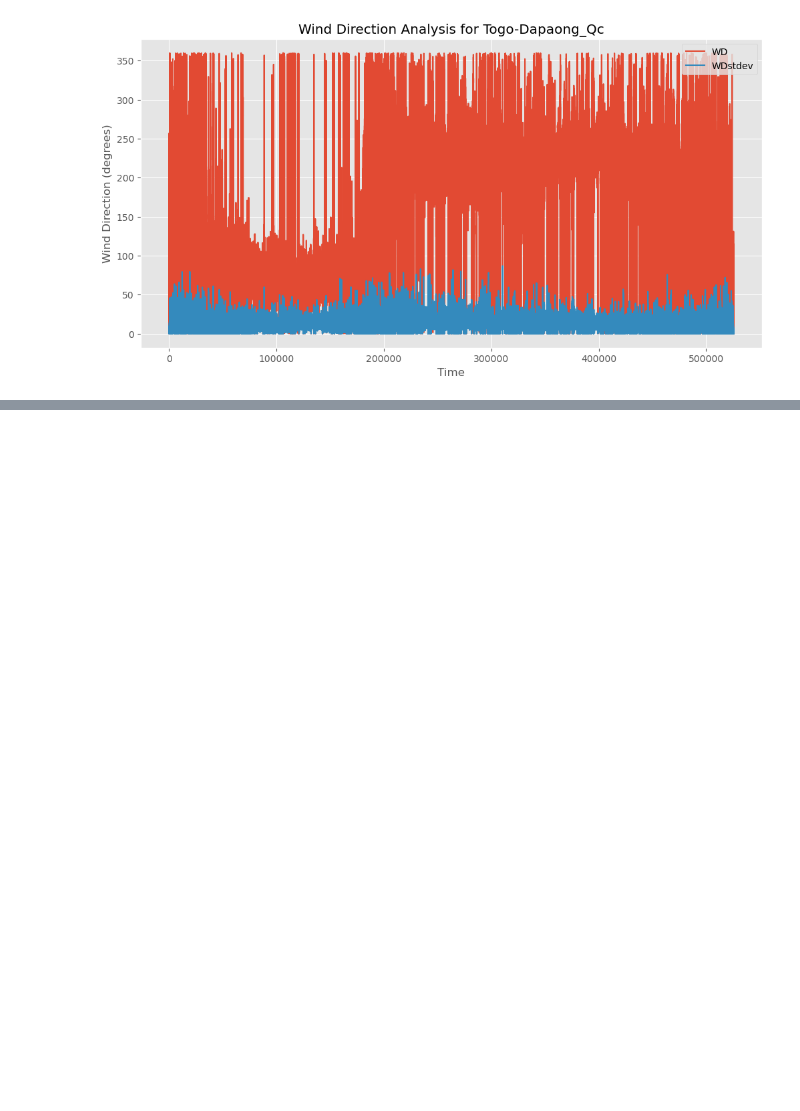
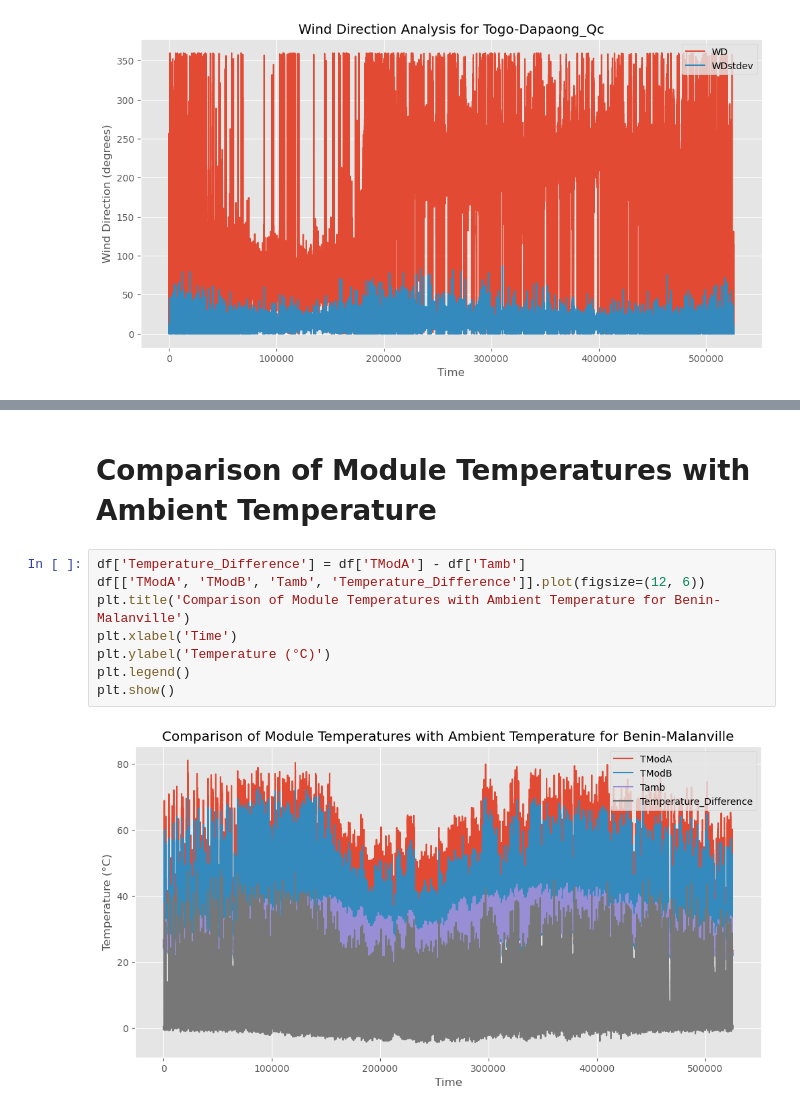
Before and after one commit to nebiyu-ethio/SolarData-Analysis, a Jupyter notebook: notebooks/EDA.ipynb, the cells around one changed output, grey strips where cells are left out. Cells and saved outputs as stored; diff of their text form; blank space fills up the shorter version.

```diff
--- a/notebooks/EDA.ipynb
+++ b/notebooks/EDA.ipynb
@@ -580,0 +607,12 @@ plt.show()
+# %% [markdown]
+# Comparison of Module Temperatures with Ambient Temperature
+# %%
+df['Temperature_Difference'] = df['TModA'] - df['Tamb']
+df[['TModA', 'TModB', 'Tamb', 'Temperature_Difference']].plot(figsize=(12, 6))
+plt.title('Comparison of Module Temperatures with Ambient Temperature for Benin-Malanville')
+plt.xlabel('Time')
+plt.ylabel('Temperature (°C)')
+plt.legend()
+plt.show()
+# %% [output]
+[figure, added]
```
Also changed, not shown: parts of 6 cells of this notebook.
